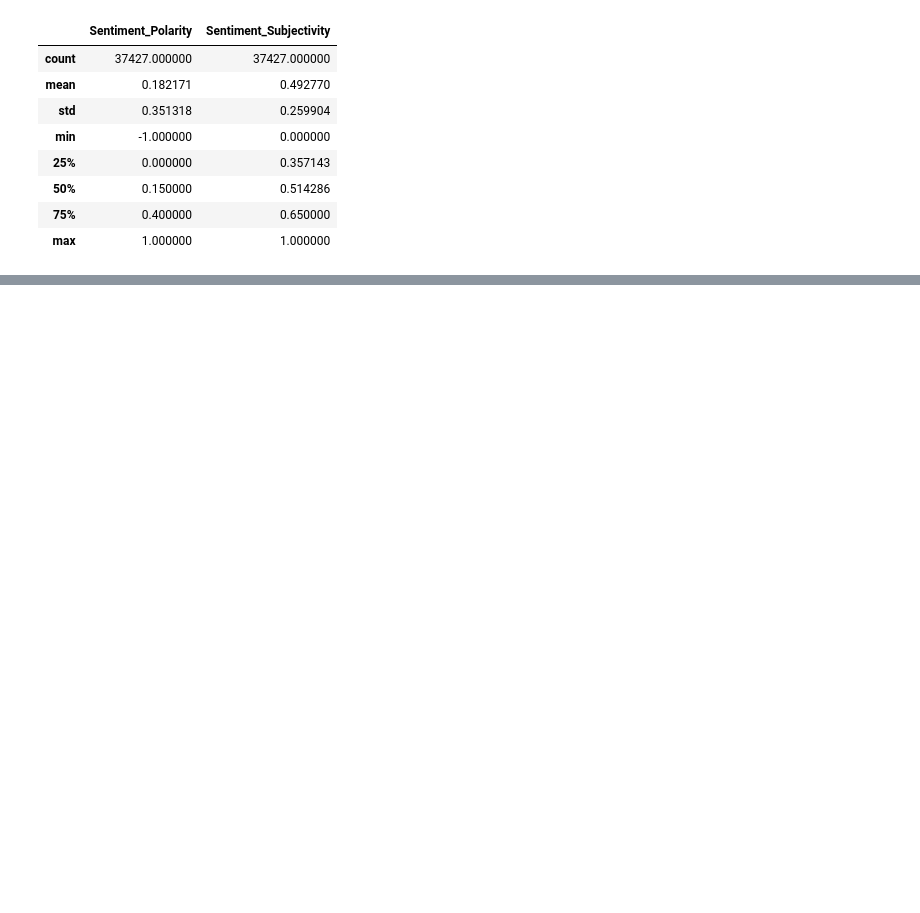
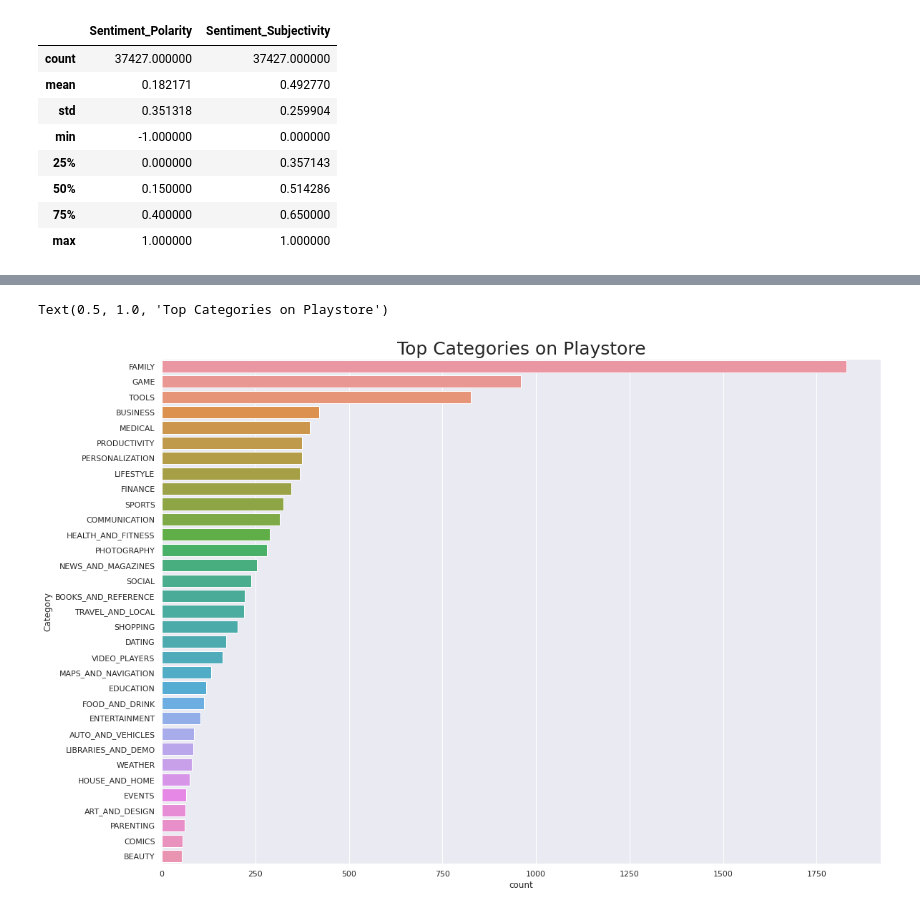
Before and after one commit to Abhishek-Shubham001/Play-Store-App-Review-Analysis, a Jupyter notebook: Play_Store_App_Review_Analysis_Capstone_Project.ipynb, the cells around one changed output, grey strips where cells are left out. Saved outputs shown, nothing was run; the diff lists cells and outputs as text; code cells hidden in the pictures; blank space fills up the shorter version.

```diff
--- a/Play_Store_App_Review_Analysis_Capstone_Project.ipynb
+++ b/Play_Store_App_Review_Analysis_Capstone_Project.ipynb
@@ -904,0 +916,10 @@ ur_df.describe()
+# %%
+# Visualising `Category` column using Seaborn countplot
+sns.set(style='darkgrid')
+plt.figure(figsize= (18,13))
+sns.countplot(y='Category', data= ps_df, order = ps_df['Category'].value_counts().index)
+# plt.xticks(rotation='vertical')
+plt.title('Top Categories on Playstore', fontsize = 25)
+# %% [output]
+Text(0.5, 1.0, 'Top Categories on Playstore')
+[figure, added]
```
Also changed, not shown: parts of 26 cells of this notebook.
